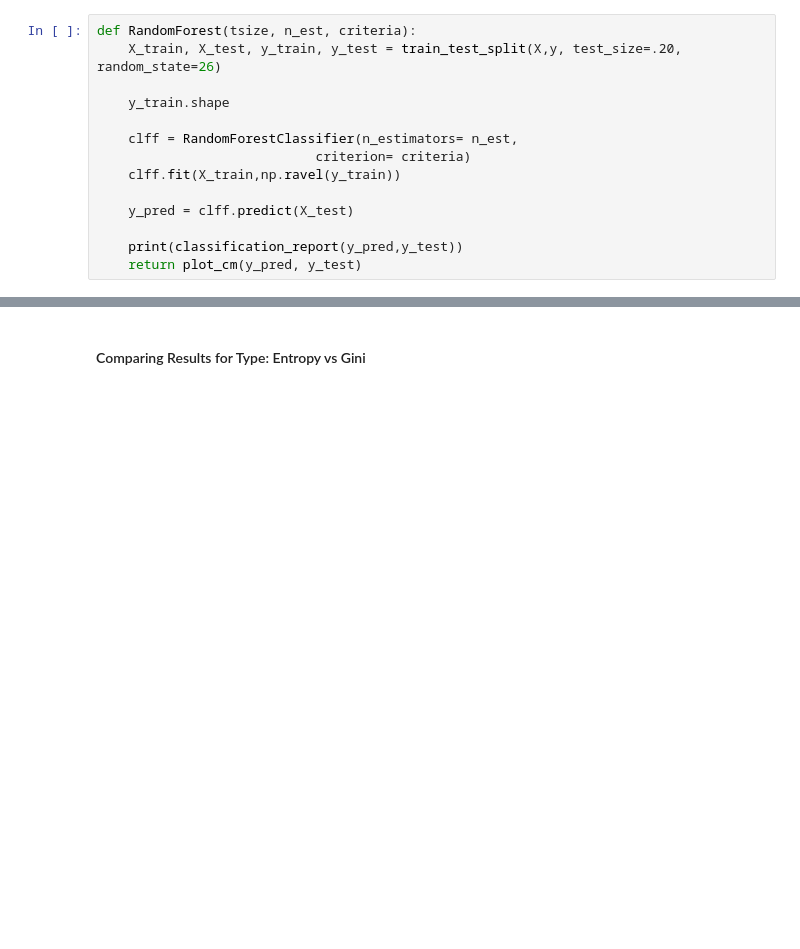
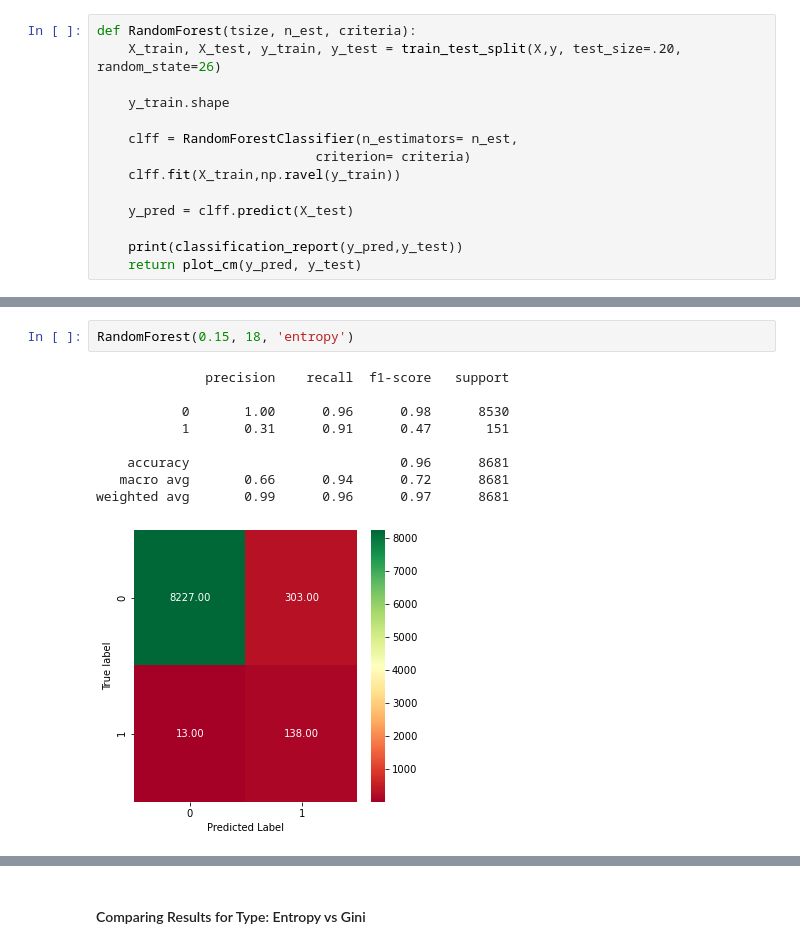
Before and after one commit to KeeganH2O/DS160_Final_Project_BWT_KSH, a Jupyter notebook: FinalProject_KSH_BWT.ipynb, the cells around one changed output, grey strips where cells are left out. Saved outputs shown, nothing was run; the diff lists cells and outputs as text; blank space fills up the shorter version.

```diff
--- a/FinalProject_KSH_BWT.ipynb
+++ b/FinalProject_KSH_BWT.ipynb
@@ -281,0 +323,12 @@ weighted avg       0.98      0.96      0.97      8681
+# %%
+RandomForest(0.15, 18, 'entropy')
+# %% [output]
+              precision    recall  f1-score   support
+
+           0       1.00      0.96      0.98      8530
+           1       0.31      0.91      0.47       151
+
+    accuracy                           0.96      8681
+   macro avg       0.66      0.94      0.72      8681
+weighted avg       0.99      0.96      0.97      8681
+[figure, added]
```
Also changed, not shown: parts of 17 cells of this notebook.
